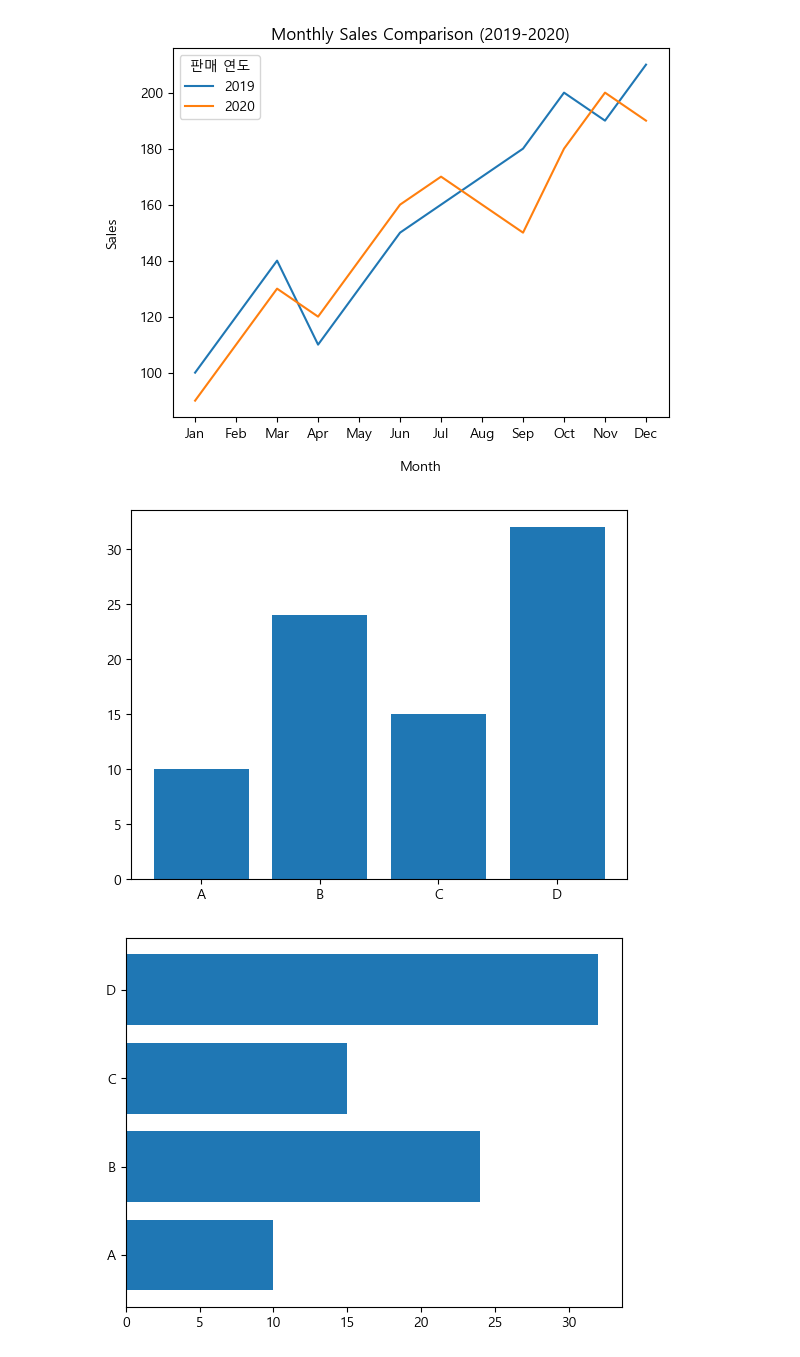
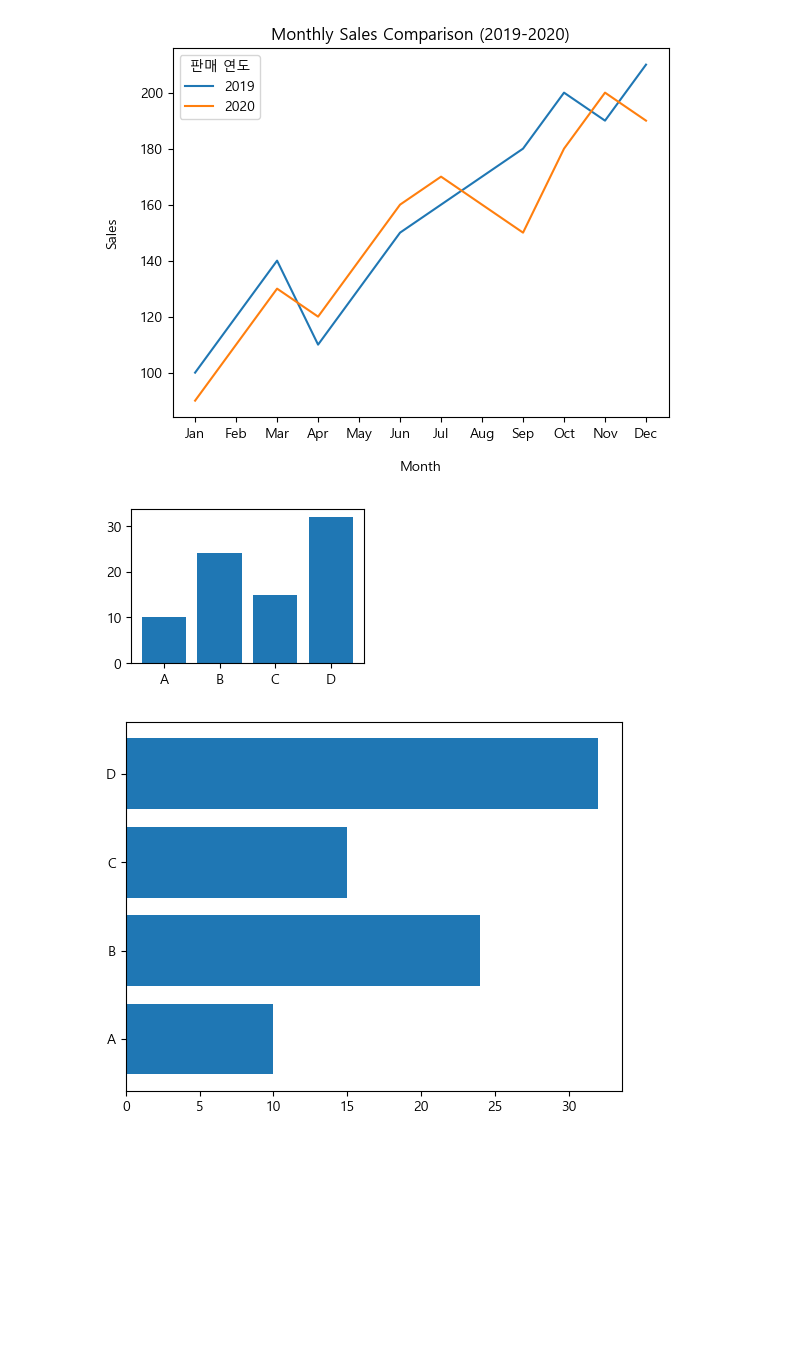
Before and after one commit to Subin928/RE_python_5th, a Jupyter notebook: DataAnalysis/07_matplotlib.ipynb, the cells around one changed output. Cells and saved outputs as stored; diff of their text form; code cells hidden in the pictures; blank space fills up the shorter version.

```diff
--- a/DataAnalysis/07_matplotlib.ipynb
+++ b/DataAnalysis/07_matplotlib.ipynb
@@ -130,14 +130,15 @@ plt.legend(title="판매 연도")
 # %%
 # 막대 그래프
 
 labels = ["A", "B", "C", "D"]
 values = [10,24,15,32]
 
 # 수직 막대그래프
+plt.figure(figsize=(3, 2))
 plt.bar(labels, values)
 plt.show()
 # %% [output]
-[figure, old version]
+[figure, new version]
 # %%
 # 수평 막대그래프
 plt.barh(labels, values)
```
Also changed, not shown: parts of 13 cells of this notebook.
